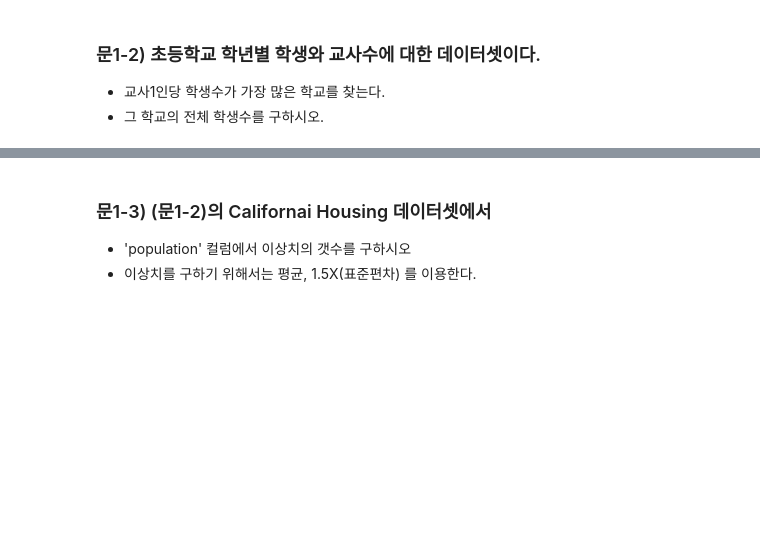
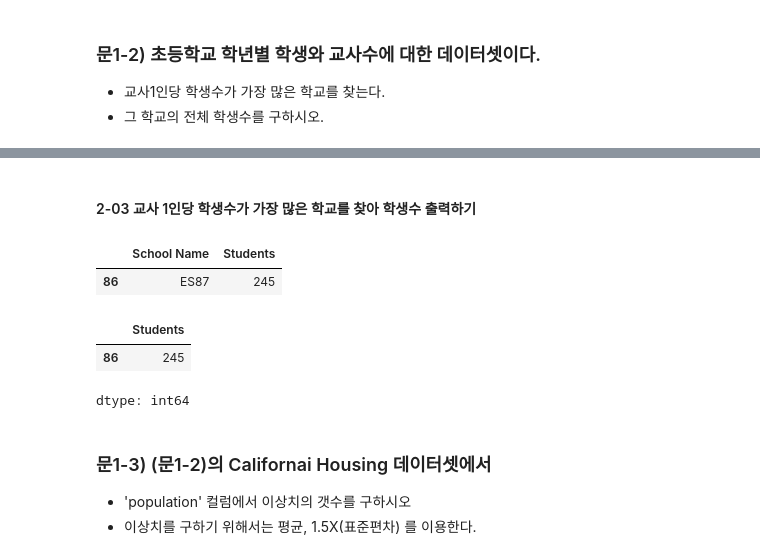
Before and after one commit to va4756/yemoon_bigdata_test, a Jupyter notebook: bigdata_예문_실전문제_example3.ipynb, the cells around one changed output, grey strips where cells are left out. Cells and saved outputs as stored; diff of their text form; code cells hidden in the pictures; blank space fills up the shorter version.

```diff
--- a/bigdata_예문_실전문제_example3.ipynb
+++ b/bigdata_예문_실전문제_example3.ipynb
@@ -206,3 +175,20 @@ result
+# %% [markdown]
+#### 2-03 교사 1인당 학생수가 가장 많은 학교를 찾아 학생수 출력하기
+# %%
+#교사 1인당 학생수가 가장 많은 학교 찾기
+#max  사용
+result = df1[df1['Std per Teachers'] == df1['Std per Teachers'].max()][['School Name', 'Students']]
+result
+# %% [output]
+|  | School Name | Students |
+| 86 | ES87 | 245 |
+# %%
+result = result['Students']
+result
+# %% [output]
+|  | Students |
+| 86 | 245 |
+dtype: int64
 # %% [markdown]
 ### 문1-3) (문1-2)의 Californai Housing 데이터셋에서
 - 'population' 컬럼에서 이상치의 갯수를 구하시오
```
Also changed, not shown: parts of 11 cells of this notebook.
